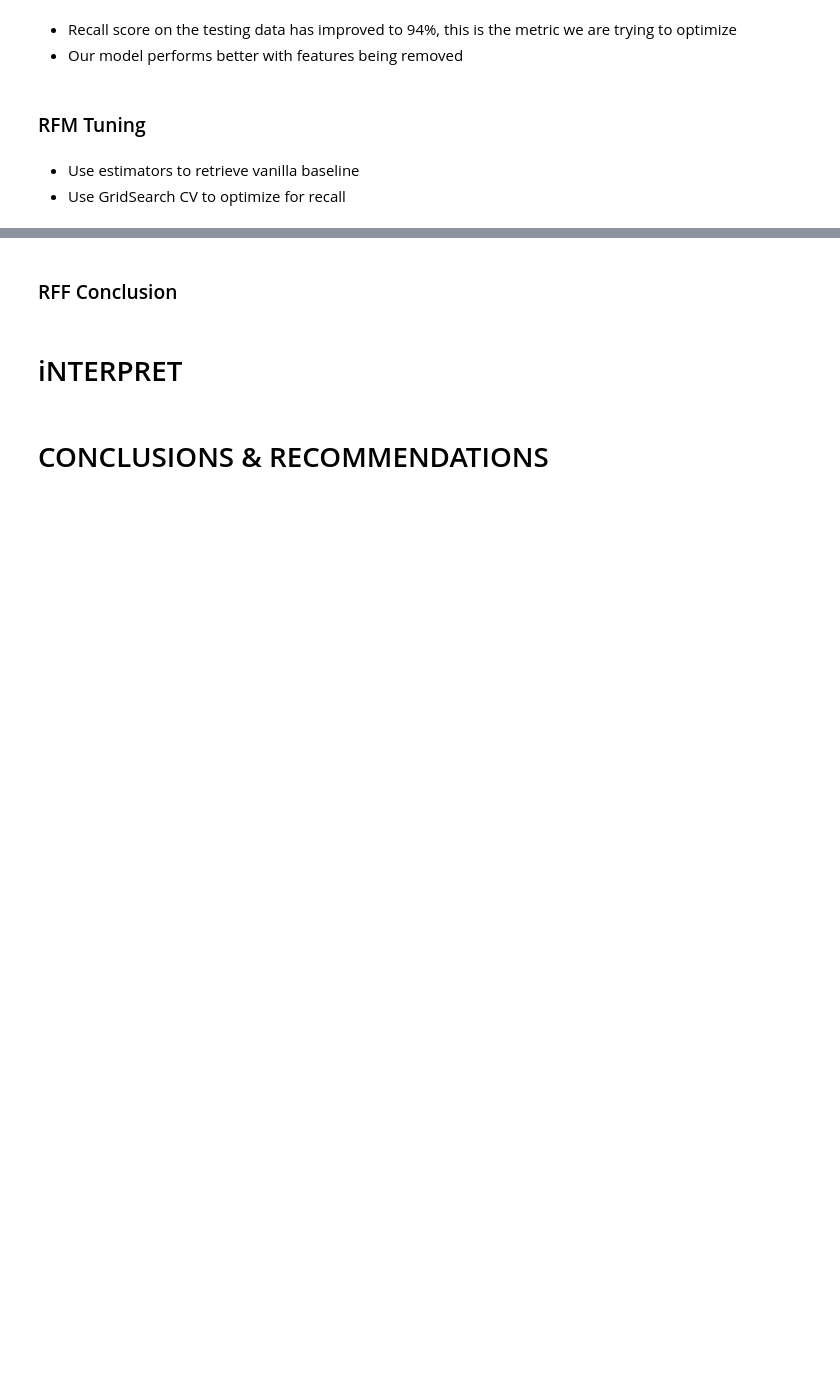
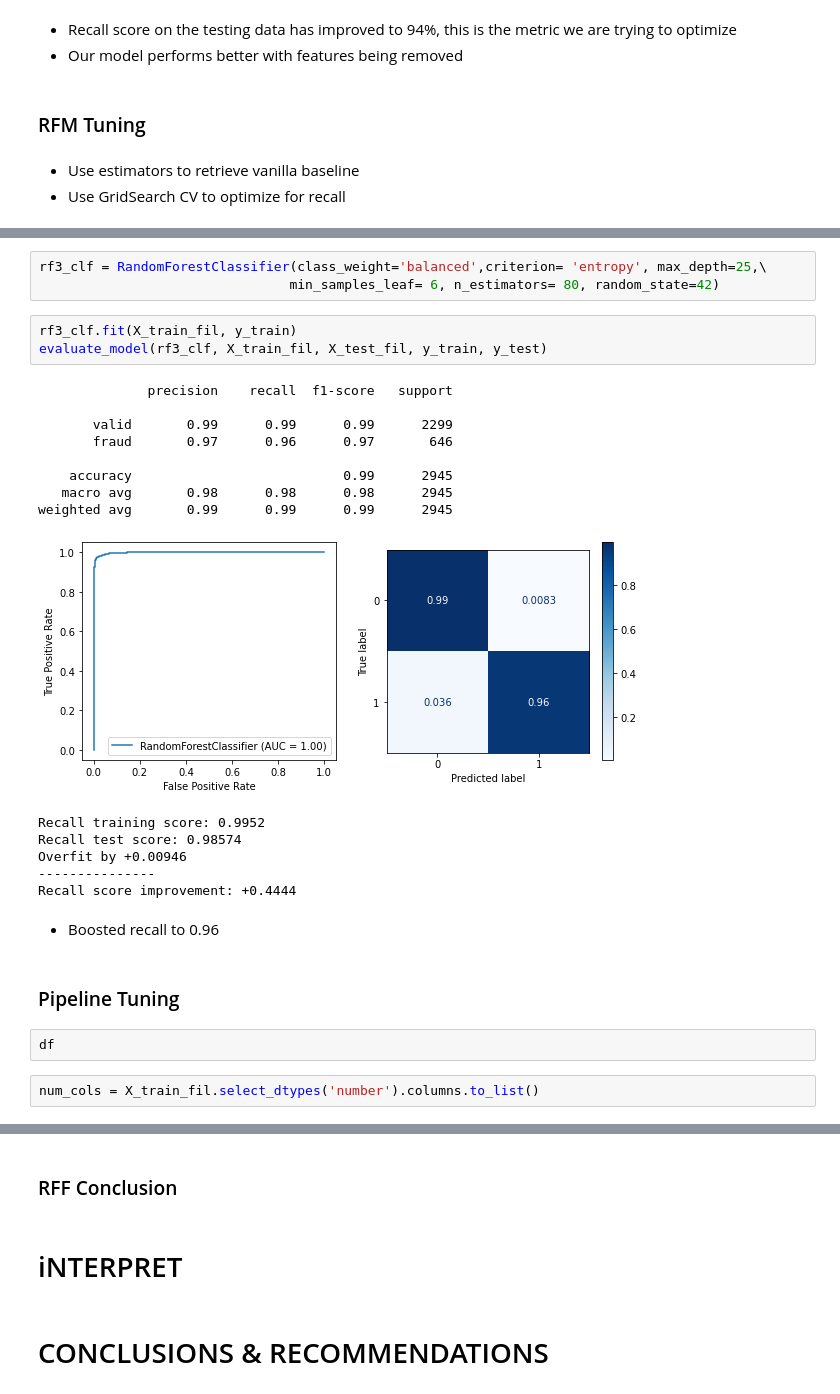
Before and after one commit to kuninethan95/OSEMN, a Jupyter notebook: index_OSEMN.ipynb, the cells around one changed output, grey strips where cells are left out. Cells and saved outputs as stored; diff of their text form; blank space fills up the shorter version.

Commit message:
working on pipeline

```diff
--- a/index_OSEMN.ipynb
+++ b/index_OSEMN.ipynb
@@ -1909,0 +2041,29 @@ rfm_param_grid = {
+# %%
+rf3_clf = RandomForestClassifier(class_weight='balanced',criterion= 'entropy', max_depth=25,\
+                                min_samples_leaf= 6, n_estimators= 80, random_state=42)
+# %%
+rf3_clf.fit(X_train_fil, y_train)
+evaluate_model(rf3_clf, X_train_fil, X_test_fil, y_train, y_test)
+# %% [output]
+              precision    recall  f1-score   support
+
+       valid       0.99      0.99      0.99      2299
+       fraud       0.97      0.96      0.97       646
+
+    accuracy                           0.99      2945
+   macro avg       0.98      0.98      0.98      2945
+weighted avg       0.99      0.99      0.99      2945
+[figure, added]
+Recall training score: 0.9952
+Recall test score: 0.98574
+Overfit by +0.00946
+---------------
+Recall score improvement: +0.4444
+# %% [markdown]
+- Boosted recall to 0.96
+# %% [markdown]
+### Pipeline Tuning
+# %%
+df
+# %%
+num_cols = X_train_fil.select_dtypes('number').columns.to_list()
```
Also changed, not shown: parts of 39 cells of this notebook.
